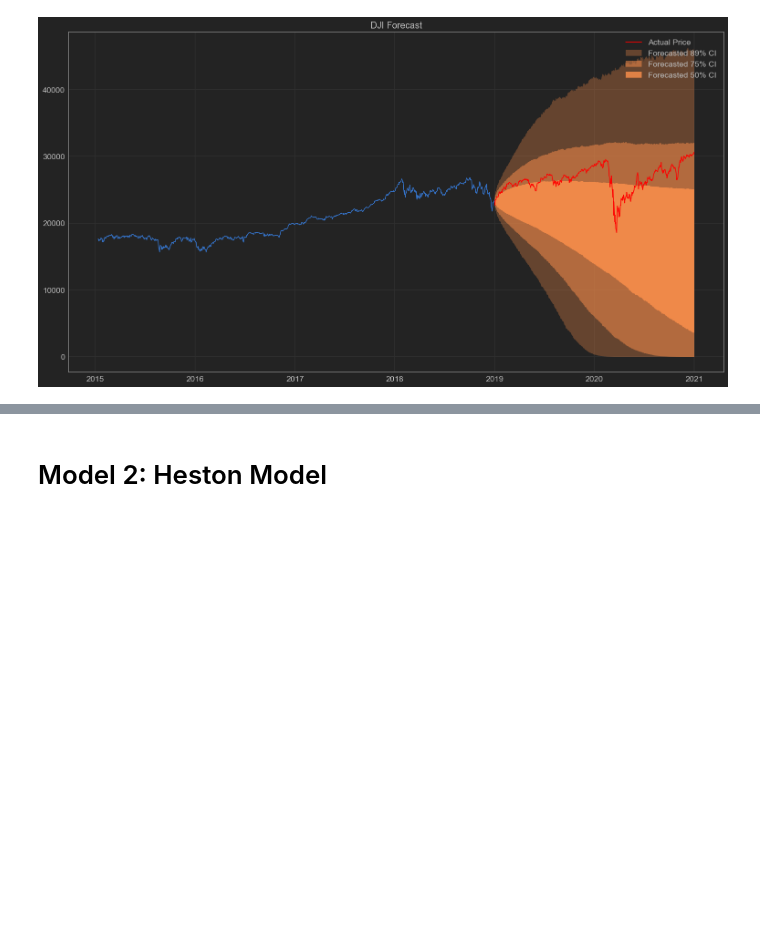
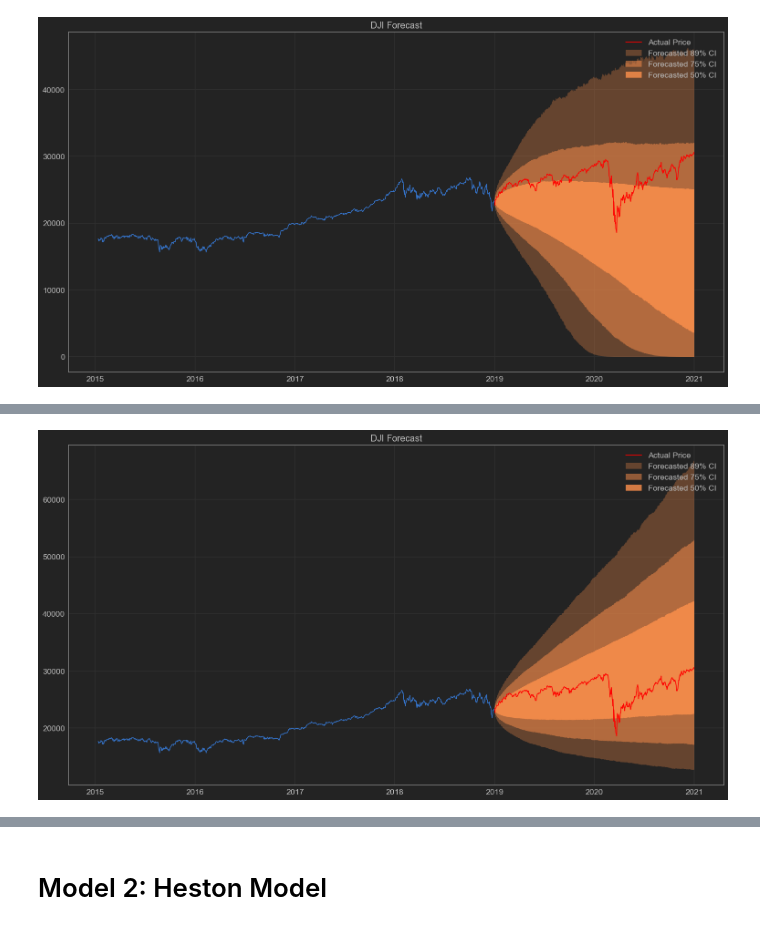
Before and after one commit to Jonathan-Lindbloom/bayesian-projects, a Jupyter notebook: Stochastic Volatiltiy/Stoch Vol Models.ipynb, the cells around one changed output, grey strips where cells are left out. Drawn from its saved outputs; the diff is of its cells as text; code cells hidden in the pictures; blank space fills up the shorter version.

Commit message:
Updated stoch vol notebook to account for discourse edit.

```diff
--- a/Stochastic Volatiltiy/Stoch Vol Models.ipynb
+++ b/Stochastic Volatiltiy/Stoch Vol Models.ipynb
@@ -450,3 +450,34 @@ plt.title("DJI Forecast")
 plt.savefig("dji_forecast", dpi=250)
 # %% [output]
 [figure]
+# %%
+# Let's try adding a mean parameter to the Student T distribution
+first_test_day = "2019-01-01"
+dji = pd.read_csv("^DJI_long.csv", index_col="Date", parse_dates=True)["Adj Close"]
+train = dji.loc[:first_test_day]
+test = dji.loc[first_test_day:]
+num_testing_days = len(test)
+
+test = test.pct_change()
+train = train.pct_change()
+test = test.dropna()
+train = train.dropna()
+
+# Define the model
+with pm.Model(check_bounds=False) as stoch_vol:
+    data_container = pm.Data('data', train)
+    nu = pm.Exponential('nu', 1./10, testval=.1)
+    sigma = pm.Exponential('sigma', 1./.02, testval=.1)
+    s = pm.GaussianRandomWalk('s', sigma**-2, shape=len(train))
+    volatility_process = pm.Deterministic('volatility_process', tt.exp(-2*s))
+    mu = pm.Normal('mu', mu=0, sigma=1)
+    r = pm.StudentT('r', nu, mu=mu, lam=1/volatility_process, observed=data_container)
+
+# Now sample the posterior
+nsamps=5000
+with stoch_vol:
+    trace = pm.sample(nsamps)
+
+# Now draw samples
+with stoch_vol:
+    ppc_samples = pm.sample_posterior_predictive(trace, var_names=["r", "s", "mu", "sigma", "volatility_process", "nu"])
@@ -452,0 +493,14 @@ plt.savefig("dji_forecast", dpi=250)
+# %%
+new_dates, new_vol, new_rets = calc_forecast(train, ppc_samples, num_testing_days)
+train_raw = pd.read_csv("^DJI_long.csv", index_col="Date", parse_dates=True)["Adj Close"].loc[:first_test_day]
+test_raw = pd.read_csv("^DJI_long.csv", index_col="Date", parse_dates=True)["Adj Close"].loc[first_test_day:]
+forecasted_price = train_raw[-1]*((1.0 + new_rets).cumprod(axis=1))
+forecasted_price_bands = compute_bands(forecasted_price)
+plt.figure(figsize=(15,8))
+plot_price_forecast(train_raw, new_dates, forecasted_price_bands, prev_dates=1000)
+plt.plot(test_raw.index, test_raw, c="red", label="Actual Price")
+plt.legend()
+plt.title("DJI Forecast")
+plt.savefig("dji_forecast.png", dpi=250)
+# %% [output]
+[figure, added]
```
Also changed, not shown: parts of 2 cells of this notebook, 2 other files.
